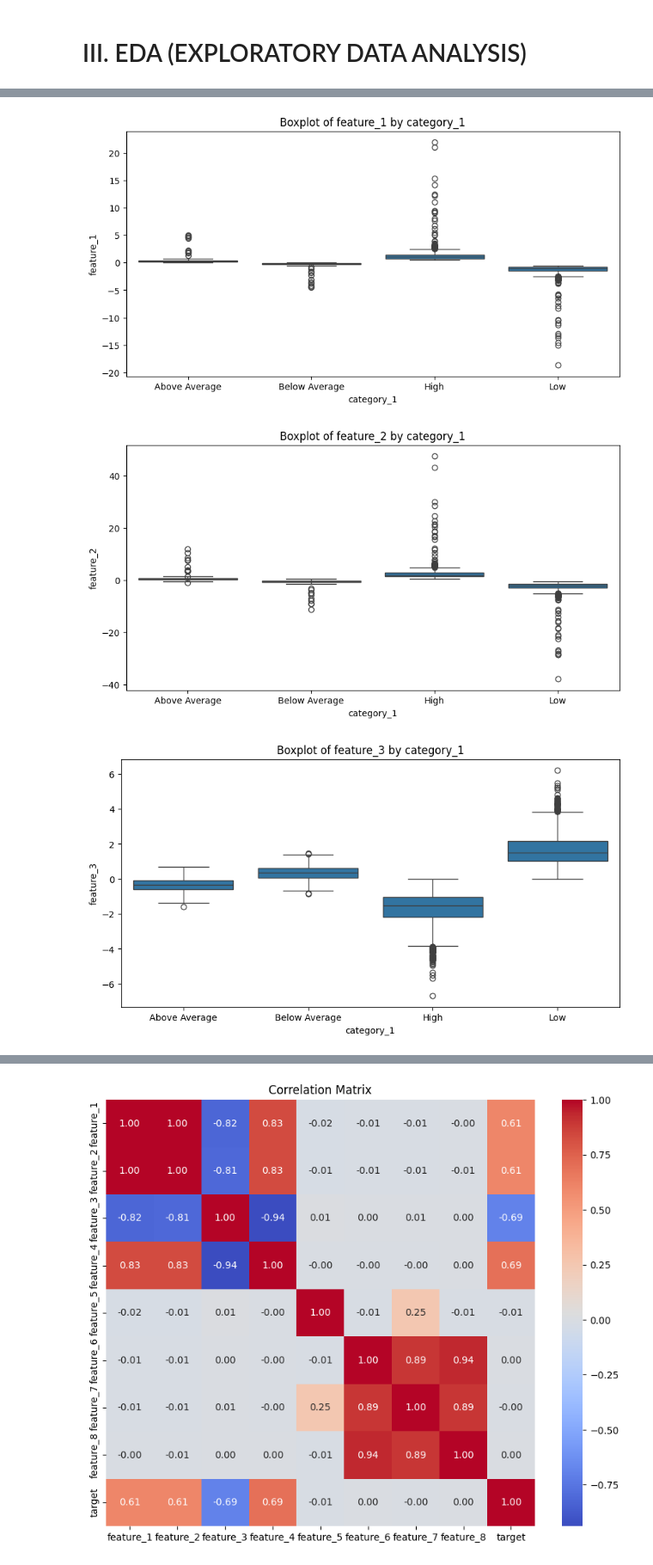
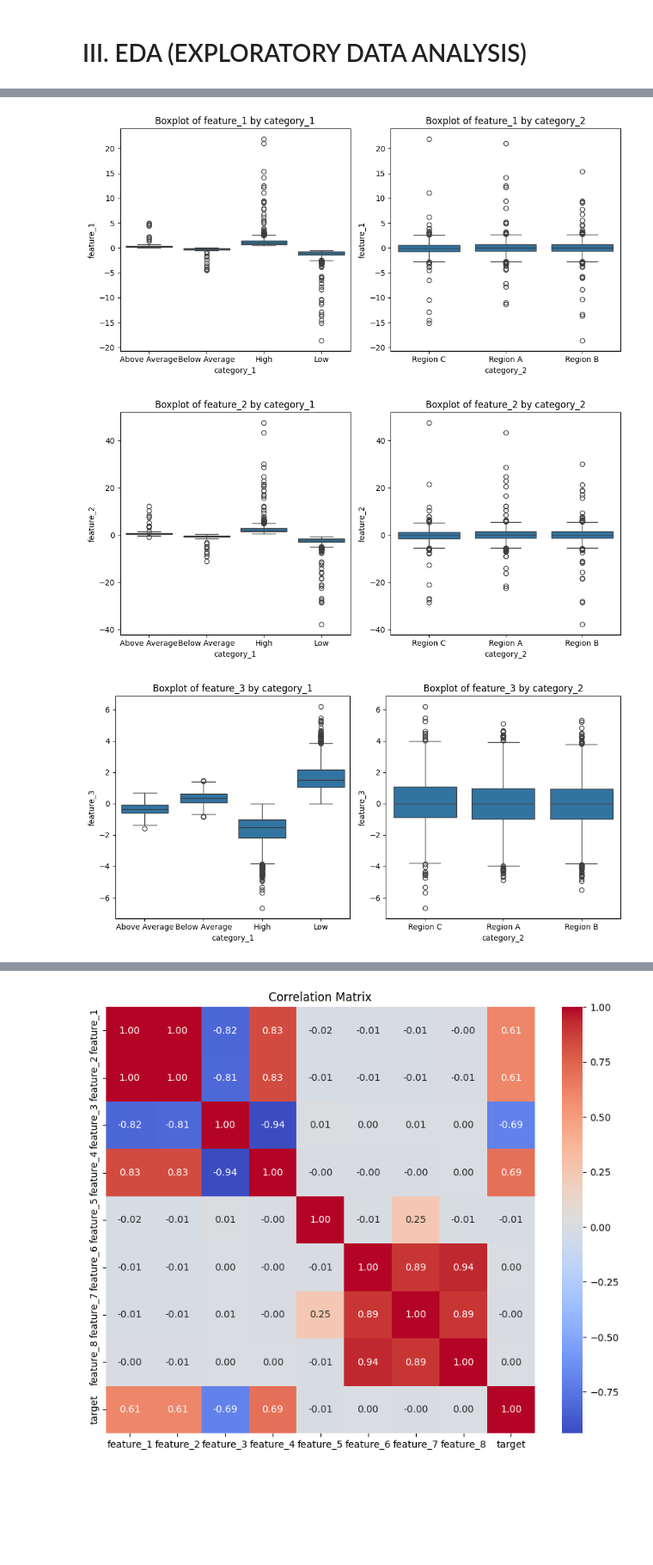
Before and after one commit to Montasir00/Ml_final_project, a Jupyter notebook: Final_Project.ipynb, the cells around one changed output, grey strips where cells are left out. Shown at 86% size. Cells and saved outputs as stored; diff of their text form; code cells hidden in the pictures; blank space fills up the shorter version.

```diff
--- a/Final_Project.ipynb
+++ b/Final_Project.ipynb
@@ -230,20 +234,14 @@ Lower limit: -1.5, Upper limit: 2.5
 Outlier indices: []
 --------------------------------------------------
 # %%
-df_stage1 = df.copy()
-# Loop through the outliers_detected dictionary and replace the outliers with median values
+df_1 = df.copy()
+for feature, values in outliers_detected.items():
+    outlier_indices = values['indices']
+    # calculate the median value
+    median_value = df_1[feature].median()
+    # replace outliers with median values
+    df_1.loc[outlier_indices, feature] = median_value
 
-for feature, values in outliers_detected.items():
-    # Get outlier indices
-    outlier_indices = values['indices']
-
-    # Calculate the median value for the feature
-    median_value = df_stage1[feature].median()
-
-    # Replace the outlier values with the median value
-    df_stage1.loc[outlier_indices, feature] = median_value
-
-    # Print out some information for verification
     print(f"Feature: {feature}")
     print(f"Replaced outliers in indices: {outlier_indices}")
     print('-' * 50)
@@ -285,11 +283,11 @@ df_stage1.describe()
 | 75% | 0.659561 | 1.343450 | 0.941969 | 1.368650 | 0.497004 | 1.202089 | 0.720851 | 1.386503 | 1.000000 |
 | max | 2.720169 | 5.516173 | 3.854354 | 5.552331 | 0.999914 | 4.950231 | 2.876070 | 5.529430 | 1.000000 |
 # %%
-category_columns = df_stage1[['category_1', 'category_2']]
-
+#label encoding
+category_columns = df_1[['category_1', 'category_2']]
 for column in category_columns:
-    unique_values = df_stage1[column].unique()
-    unique_count = df_stage1[column].nunique()
+    unique_values = df_1[column].unique()
+    unique_count = df_1[column].nunique()
 
     print(f"Column '{column}':")
     print(f"Unique values: {unique_values}")
@@ -399,12 +380,20 @@ plt.show()
 # %%
-#relationships between features and the target variable
 for column in numerical_features:
     plt.figure(figsize=(10, 5))
+
+    # Boxplot by category_1
+    plt.subplot(1, 2, 1)  # Creates 1 row and 2 columns of subplots, and the first one is selected
     sns.boxplot(x='category_1', y=column, data=df)
-    #sns.boxplot(x='category_2', y=column, data=df)
     plt.title(f'Boxplot of {column} by category_1')
+
+    # Boxplot by category_2
+    plt.subplot(1, 2, 2)  # Select the second subplot
+    sns.boxplot(x='category_2', y=column, data=df)
+    plt.title(f'Boxplot of {column} by category_2')
+
+    plt.tight_layout()  # Adjust the layout for better spacing
     plt.show()
 # %% [output]
-[figure, old version]
+[figure, new version]
-[figure, old version]
+[figure, new version]
-[figure, old version]
+[figure, new version]
```
Also changed, not shown: parts of 31 cells of this notebook.
